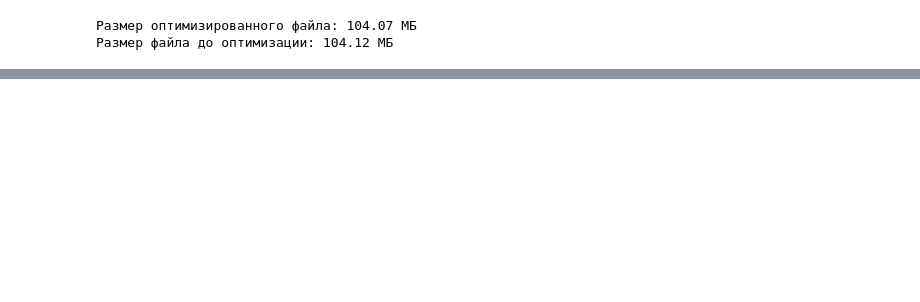
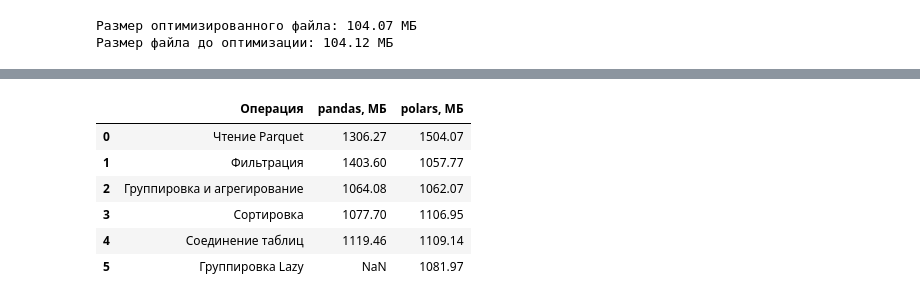
Before and after one commit to haeozo/Data, a Jupyter notebook: notebooks/01_overview.ipynb, the cells around one changed output, grey strips where cells are left out. Saved outputs shown, nothing was run; the diff lists cells and outputs as text; code cells hidden in the pictures; blank space fills up the shorter version.

```diff
--- a/notebooks/01_overview.ipynb
+++ b/notebooks/01_overview.ipynb
@@ -569,0 +852,19 @@ results.round(4)
+# %%
+def polars_lazy_groupby():
+    return (
+        pl.scan_parquet(parquet_path)
+        .group_by("region")
+        .agg(
+            pl.col("rank").median().alias("median_rank")
+        )
+        .collect()
+    )
+
+
+polars_lazy_group_time, polars_lazy_group_memory = measure_operation(
+    polars_lazy_groupby
+)
+
+print(f"Polars Lazy:")
+print(f"Время: {polars_lazy_group_time:.4f} с")
+print(f"Пиковая память: {polars_lazy_group_memory:.2f} МБ")
@@ -569,0 +955,43 @@ results.round(4)
+# %%
+memory_results = pd.DataFrame([
+    {
+        "Операция": "Чтение Parquet",
+        "pandas, МБ": pandas_read_memory,
+        "polars, МБ": polars_read_memory
+    },
+    {
+        "Операция": "Фильтрация",
+        "pandas, МБ": pandas_filter_memory,
+        "polars, МБ": polars_filter_memory
+    },
+    {
+        "Операция": "Группировка и агрегирование",
+        "pandas, МБ": pandas_group_memory,
+        "polars, МБ": polars_group_memory
+    },
+    {
+        "Операция": "Сортировка",
+        "pandas, МБ": pandas_sort_memory,
+        "polars, МБ": polars_sort_memory
+    },
+    {
+        "Операция": "Соединение таблиц",
+        "pandas, МБ": pandas_join_memory,
+        "polars, МБ": polars_join_memory
+    },
+    {
+        "Операция": "Группировка Lazy",
+        "pandas, МБ": None,
+        "polars, МБ": polars_lazy_group_memory
+    }
+])
+
+memory_results.round(2)
+# %% [output]
+|  | Операция | pandas, МБ | polars, МБ |
+| 0 | Чтение Parquet | 1306.27 | 1504.07 |
+| 1 | Фильтрация | 1403.60 | 1057.77 |
+| 2 | Группировка и агрегирование | 1064.08 | 1062.07 |
+| 3 | Сортировка | 1077.70 | 1106.95 |
+| 4 | Соединение таблиц | 1119.46 | 1109.14 |
+| 5 | Группировка Lazy | NaN | 1081.97 |
```
Also changed, not shown: parts of 45 cells of this notebook.
